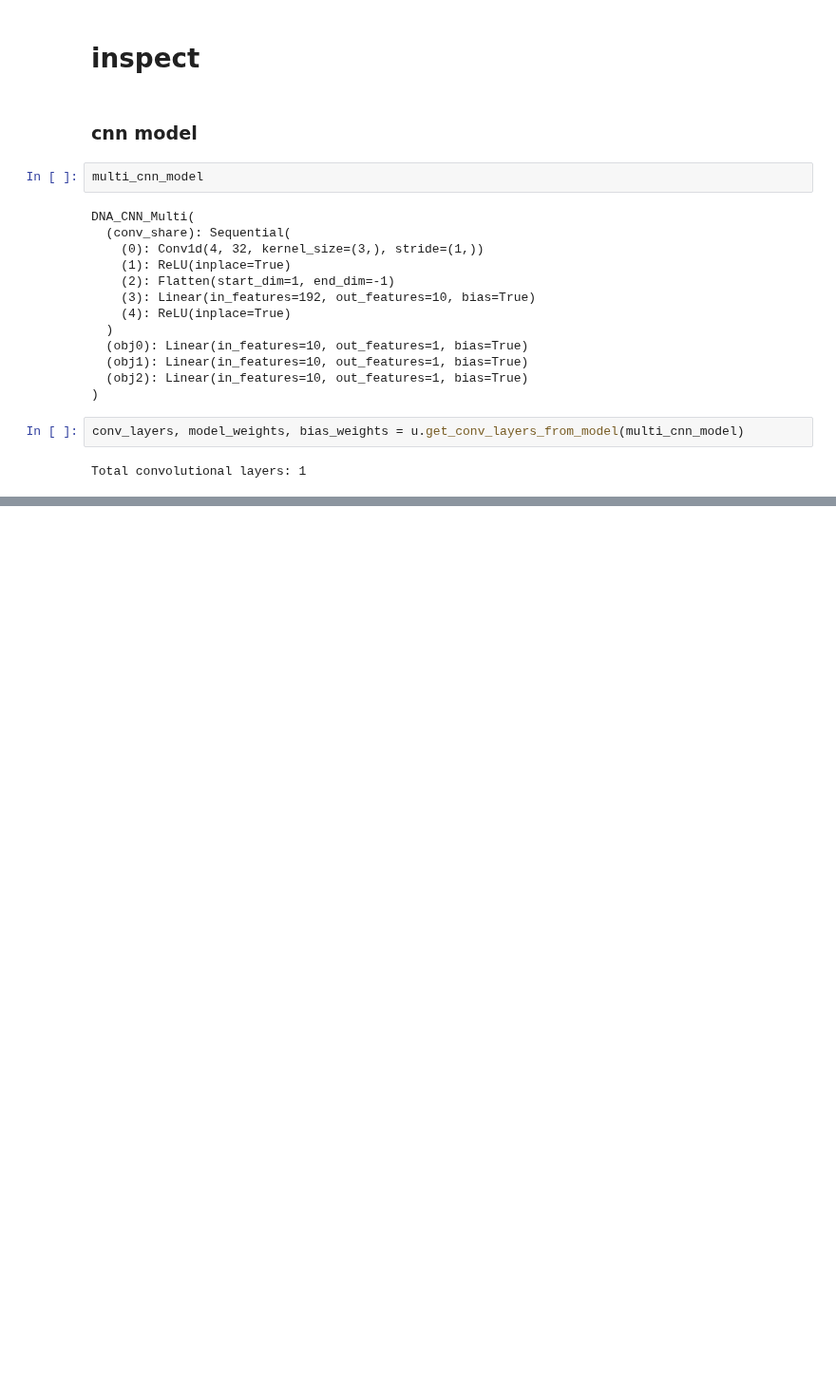
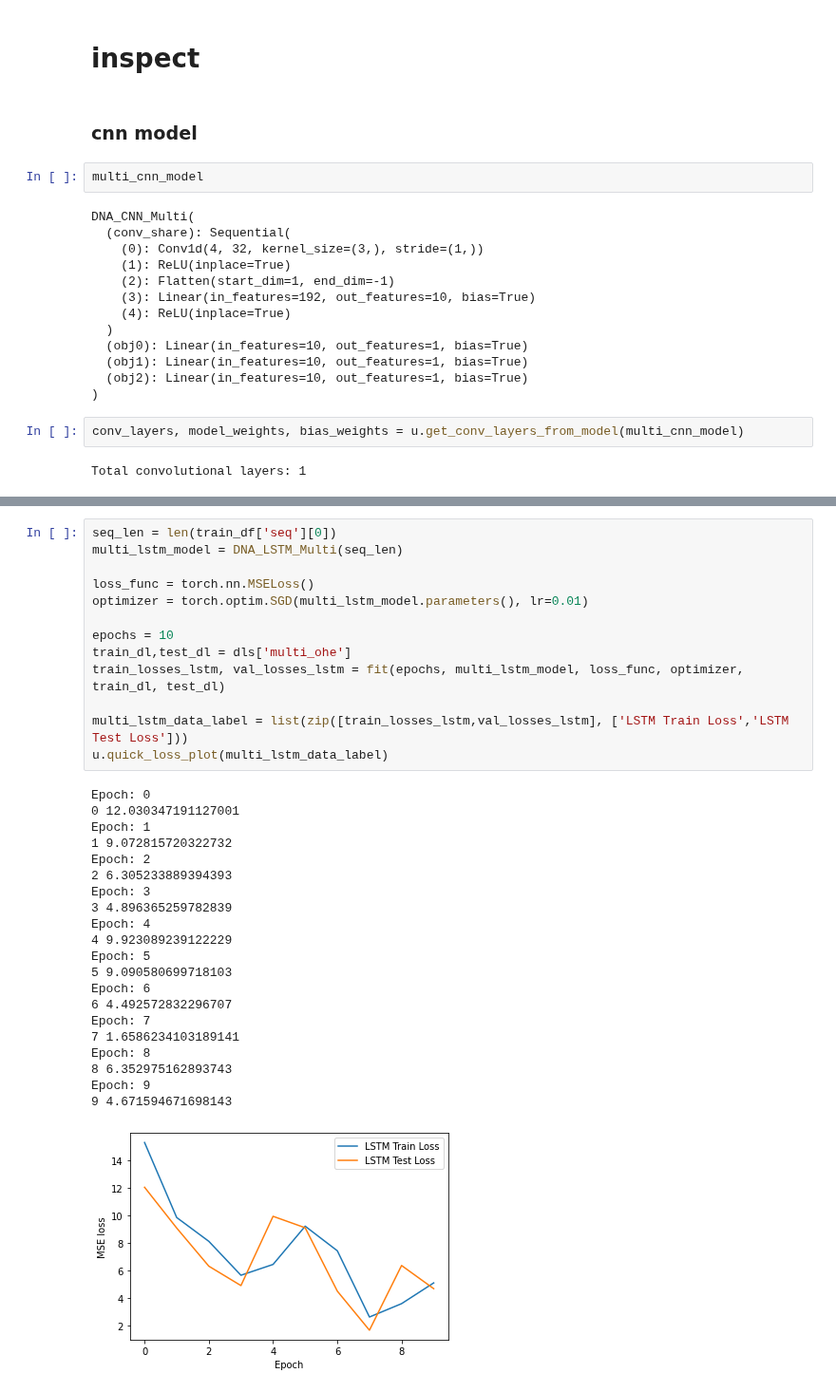
Before and after one commit to erinhwilson/deep-5g-sandbox, a Jupyter notebook: full_synthetic_data_analysis_multitask.ipynb, the cells around one changed output, grey strips where cells are left out. Shown at 95% size. Saved outputs shown, nothing was run; the diff lists cells and outputs as text; blank space fills up the shorter version.

Commit message:
more progress with LSTMs with new scores and working with CNNs

```diff
--- a/full_synthetic_data_analysis_multitask.ipynb
+++ b/full_synthetic_data_analysis_multitask.ipynb
@@ -843,0 +967,35 @@ u.view_filters_and_logos(model_weights,filter_activations)
+# %%
+seq_len = len(train_df['seq'][0])
+multi_lstm_model = DNA_LSTM_Multi(seq_len)
+
+loss_func = torch.nn.MSELoss()
+optimizer = torch.optim.SGD(multi_lstm_model.parameters(), lr=0.01)
+
+epochs = 10
+train_dl,test_dl = dls['multi_ohe']
+train_losses_lstm, val_losses_lstm = fit(epochs, multi_lstm_model, loss_func, optimizer, train_dl, test_dl)
+
+multi_lstm_data_label = list(zip([train_losses_lstm,val_losses_lstm], ['LSTM Train Loss','LSTM Test Loss']))
+u.quick_loss_plot(multi_lstm_data_label)
+# %% [output]
+Epoch: 0
+0 12.030347191127001
+Epoch: 1
+1 9.072815720322732
+Epoch: 2
+2 6.305233889394393
+Epoch: 3
+3 4.896365259782839
+Epoch: 4
+4 9.923089239122229
+Epoch: 5
+5 9.090580699718103
+Epoch: 6
+6 4.492572832296707
+Epoch: 7
+7 1.6586234103189141
+Epoch: 8
+8 6.352975162893743
+Epoch: 9
+9 4.671594671698143
+[figure, added]
```
Also changed, not shown: parts of 23 cells of this notebook, 2 other files.
